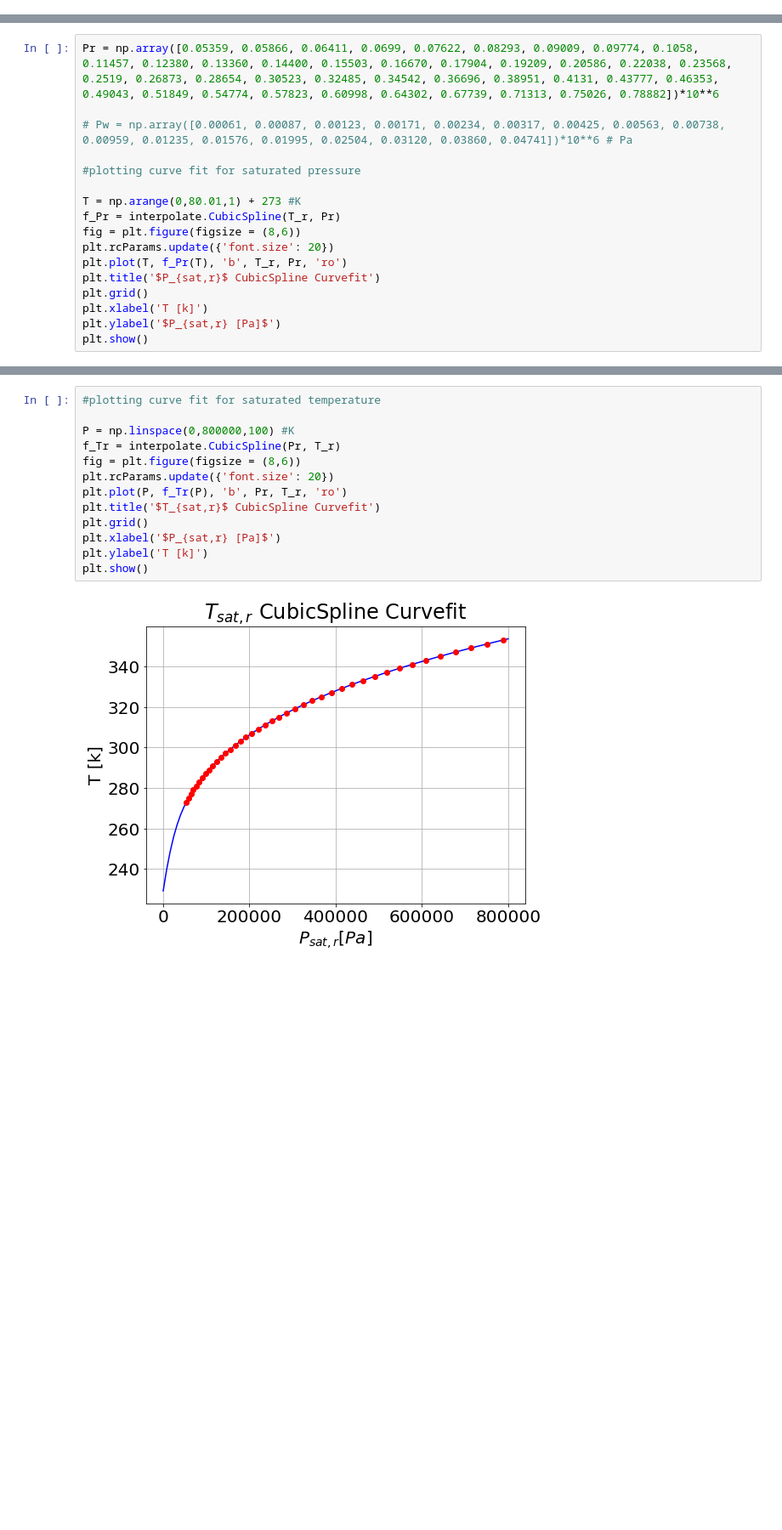
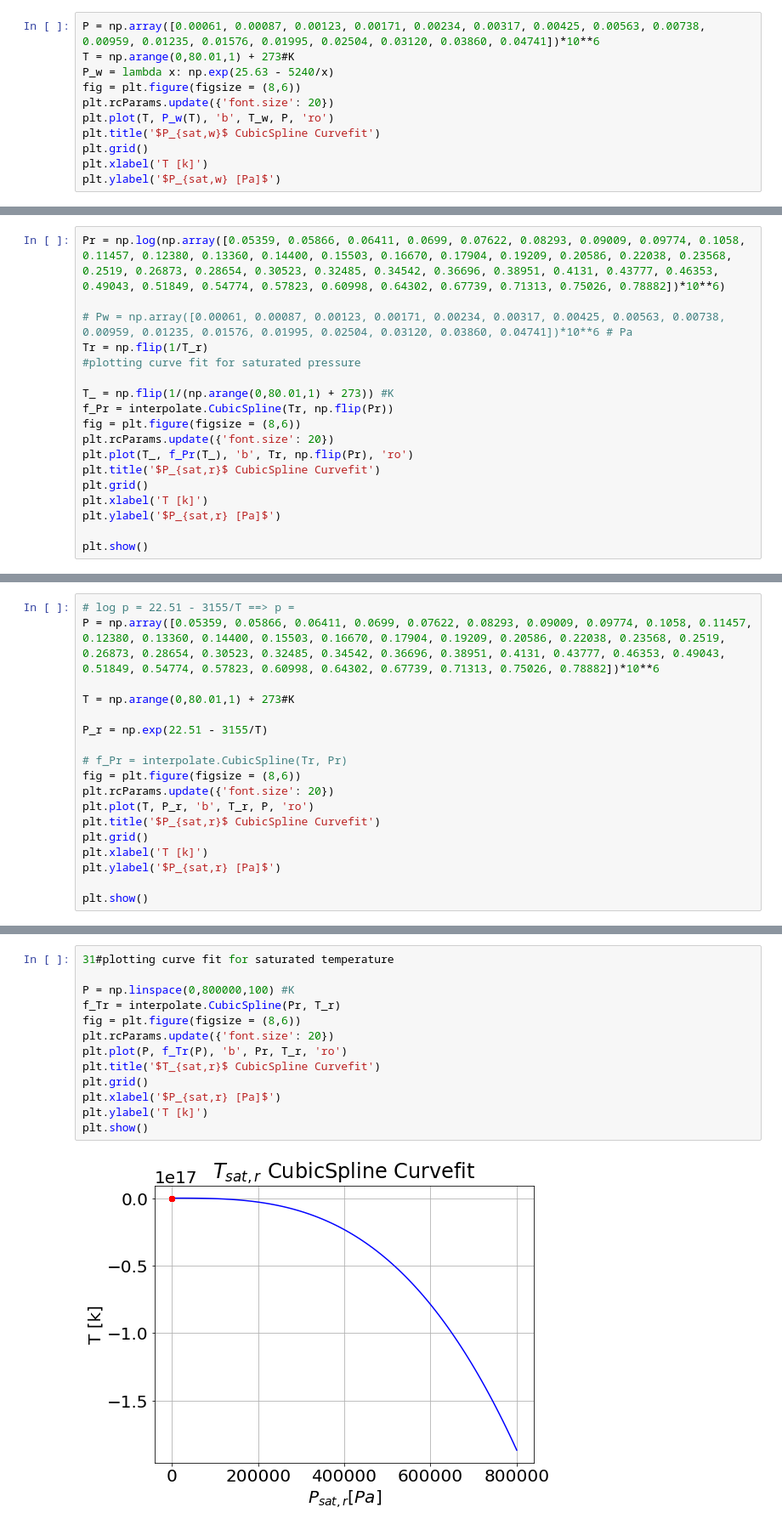
Before and after one commit to unjike/Heat-Transfer-and-Phase-Change, a Jupyter notebook: Project_2.ipynb, the cells around one changed output, grey strips where cells are left out. Shown at 85% size. Cells and saved outputs as stored; diff of their text form; blank space fills up the shorter version.

```diff
--- a/Project_2.ipynb
+++ b/Project_2.ipynb
@@ -147,0 +181,11 @@ plt.show()
+# %%
+P = np.array([0.00061, 0.00087, 0.00123, 0.00171, 0.00234, 0.00317, 0.00425, 0.00563, 0.00738, 0.00959, 0.01235, 0.01576, 0.01995, 0.02504, 0.03120, 0.03860, 0.04741])*10**6
+T = np.arange(0,80.01,1) + 273#K
+P_w = lambda x: np.exp(25.63 - 5240/x)
+fig = plt.figure(figsize = (8,6))
+plt.rcParams.update({'font.size': 20})
+plt.plot(T, P_w(T), 'b', T_w, P, 'ro')
+plt.title('$P_{sat,w}$ CubicSpline Curvefit')
+plt.grid()
+plt.xlabel('T [k]')
+plt.ylabel('$P_{sat,w} [Pa]$')
@@ -238,20 +305,21 @@ plt.show()
 # %% [output]
 [figure]
 # %%
-Pr = np.array([0.05359, 0.05866, 0.06411, 0.0699, 0.07622, 0.08293, 0.09009, 0.09774, 0.1058, 0.11457, 0.12380, 0.13360, 0.14400, 0.15503, 0.16670, 0.17904, 0.19209, 0.20586, 0.22038, 0.23568, 0.2519, 0.26873, 0.28654, 0.30523, 0.32485, 0.34542, 0.36696, 0.38951, 0.4131, 0.43777, 0.46353, 0.49043, 0.51849, 0.54774, 0.57823, 0.60998, 0.64302, 0.67739, 0.71313, 0.75026, 0.78882])*10**6
+Pr = np.log(np.array([0.05359, 0.05866, 0.06411, 0.0699, 0.07622, 0.08293, 0.09009, 0.09774, 0.1058, 0.11457, 0.12380, 0.13360, 0.14400, 0.15503, 0.16670, 0.17904, 0.19209, 0.20586, 0.22038, 0.23568, 0.2519, 0.26873, 0.28654, 0.30523, 0.32485, 0.34542, 0.36696, 0.38951, 0.4131, 0.43777, 0.46353, 0.49043, 0.51849, 0.54774, 0.57823, 0.60998, 0.64302, 0.67739, 0.71313, 0.75026, 0.78882])*10**6)
 
 # Pw = np.array([0.00061, 0.00087, 0.00123, 0.00171, 0.00234, 0.00317, 0.00425, 0.00563, 0.00738, 0.00959, 0.01235, 0.01576, 0.01995, 0.02504, 0.03120, 0.03860, 0.04741])*10**6 # Pa
-
+Tr = np.flip(1/T_r)
 #plotting curve fit for saturated pressure
 
-T = np.arange(0,80.01,1) + 273 #K
-f_Pr = interpolate.CubicSpline(T_r, Pr)
+T_ = np.flip(1/(np.arange(0,80.01,1) + 273)) #K
+f_Pr = interpolate.CubicSpline(Tr, np.flip(Pr))
 fig = plt.figure(figsize = (8,6))
 plt.rcParams.update({'font.size': 20})
-plt.plot(T, f_Pr(T), 'b', T_r, Pr, 'ro')
+plt.plot(T_, f_Pr(T_), 'b', Tr, np.flip(Pr), 'ro')
 plt.title('$P_{sat,r}$ CubicSpline Curvefit')
 plt.grid()
 plt.xlabel('T [k]')
 plt.ylabel('$P_{sat,r} [Pa]$')
+
 plt.show()
 # %% [output]
@@ -258,0 +329,18 @@ plt.show()
+# %%
+# log p = 22.51 - 3155/T ==> p =
+P = np.array([0.05359, 0.05866, 0.06411, 0.0699, 0.07622, 0.08293, 0.09009, 0.09774, 0.1058, 0.11457, 0.12380, 0.13360, 0.14400, 0.15503, 0.16670, 0.17904, 0.19209, 0.20586, 0.22038, 0.23568, 0.2519, 0.26873, 0.28654, 0.30523, 0.32485, 0.34542, 0.36696, 0.38951, 0.4131, 0.43777, 0.46353, 0.49043, 0.51849, 0.54774, 0.57823, 0.60998, 0.64302, 0.67739, 0.71313, 0.75026, 0.78882])*10**6
+
+T = np.arange(0,80.01,1) + 273#K
+
+P_r = np.exp(22.51 - 3155/T)
+
+# f_Pr = interpolate.CubicSpline(Tr, Pr)
+fig = plt.figure(figsize = (8,6))
+plt.rcParams.update({'font.size': 20})
+plt.plot(T, P_r, 'b', T_r, P, 'ro')
+plt.title('$P_{sat,r}$ CubicSpline Curvefit')
+plt.grid()
+plt.xlabel('T [k]')
+plt.ylabel('$P_{sat,r} [Pa]$')
+
+plt.show()
@@ -259,18 +349,18 @@ plt.show()
 # %%
-#plotting curve fit for saturated temperature
+31#plotting curve fit for saturated temperature
 
 P = np.linspace(0,800000,100) #K
 f_Tr = interpolate.CubicSpline(Pr, T_r)
 fig = plt.figure(figsize = (8,6))
 plt.rcParams.update({'font.size': 20})
 plt.plot(P, f_Tr(P), 'b', Pr, T_r, 'ro')
 plt.title('$T_{sat,r}$ CubicSpline Curvefit')
 plt.grid()
 plt.xlabel('$P_{sat,r} [Pa]$')
 plt.ylabel('T [k]')
 plt.show()
 # %% [output]
-[figure, old version]
+[figure, new version]
 # %%
 #plotting curve fit for saturated enthalpy water liquid
 h_wl = np.array([0.00, 21.02, 42.02, 62.98, 83.91, 104.83, 125.73, 146.63, 167.53, 188.43, 209.34, 230.26, 251.18, 272.12, 293.07, 314.03, 335.01]) * 10**3 #J/Kg
```
Also changed, not shown: parts of 21 cells of this notebook.
